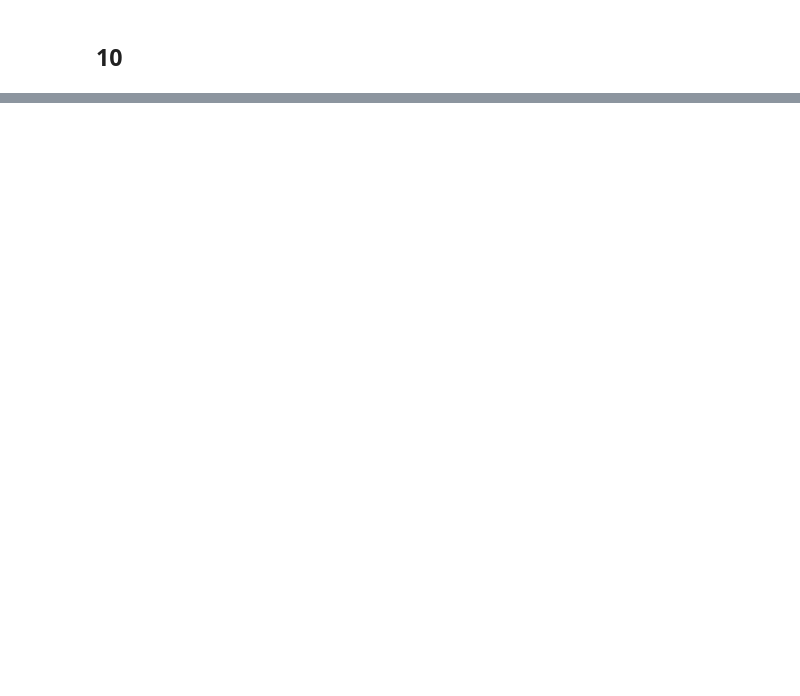
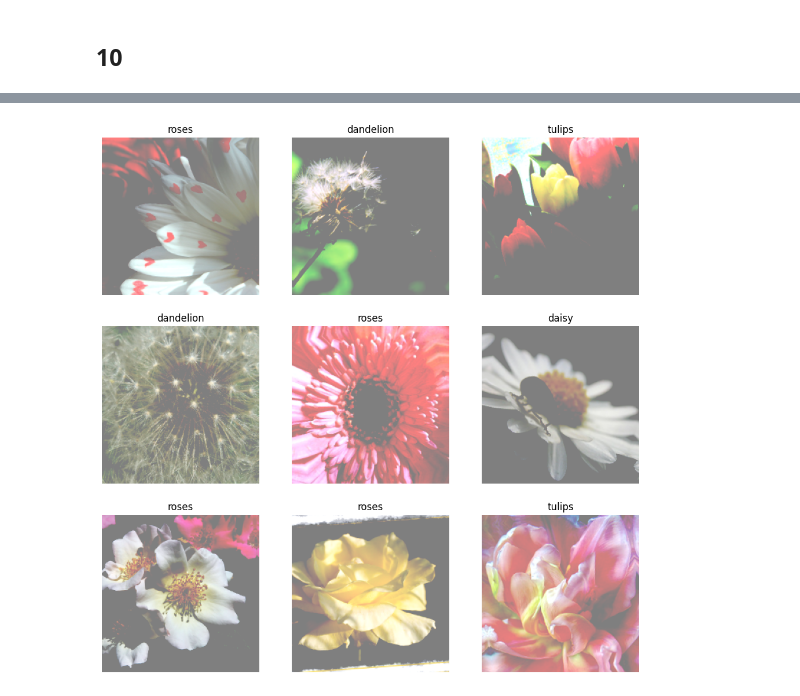
Before and after one commit to juliovr/homl, a Jupyter notebook: 14_deep_computer_vision_using_cnn.ipynb, the cells around one changed output, grey strips where cells are left out. Saved outputs shown, nothing was run; the diff lists cells and outputs as text; code cells hidden in the pictures; blank space fills up the shorter version.

```diff
--- a/14_deep_computer_vision_using_cnn.ipynb
+++ b/14_deep_computer_vision_using_cnn.ipynb
@@ -420,3 +404,12 @@ test_loss, test_accuracy = model.evaluate(test_set)
 # 98.95% accuracy
 # %% [markdown]
 ## 10
+# %%
+import tensorflow_datasets as tfds
+
+dataset, info = tfds.load("tf_flowers", as_supervised=True, with_info=True)
+dataset_size = info.splits["train"].num_examples
+class_names = info.features["label"].names
+n_classes = info.features["label"].num_classes
+
+dataset_size, class_names, n_classes
@@ -422,0 +418,6 @@ test_loss, test_accuracy = model.evaluate(test_set)
+# %%
+test_set_raw, valid_set_raw, train_set_raw = tfds.load(
+    "tf_flowers",
+    split=["train[:10%]", "train[10%:25%]", "train[25%:]"],
+    as_supervised=True,
+)
@@ -422,0 +444,14 @@ test_loss, test_accuracy = model.evaluate(test_set)
+# %%
+for features, labels in train_set.take(1):
+    plt.figure(figsize=(12, 12))
+
+    for i in range(9):
+        image = features[i]
+        label = class_names[labels[i]]
+        plt.subplot(3, 3, i + 1)
+        plt.imshow((image + 1) / 2) # Images goes from -1 to 1; by adding 1 we set them from 0-2 and then divide by 2 to 0-1 (imshow format)
+        plt.title(label)
+        plt.axis("off")
+
+    plt.show()
+    break
@@ -422,0 +460,15 @@ test_loss, test_accuracy = model.evaluate(test_set)
+# %%
+for features, labels in train_set.take(1):
+    plt.figure(figsize=(12, 12))
+
+    for i in range(9):
+        image = data_augmentation(features[i])
+        label = class_names[labels[i]]
+        plt.subplot(3, 3, i + 1)
+        plt.imshow((image + 1) / 2) # Images goes from -1 to 1; by adding 1 we set them from 0-2 and then divide by 2 to 0-1 (imshow format)
+        plt.title(label)
+        plt.axis("off")
+
+    plt.show()
+    break
+# %% [output]
@@ -422,0 +483 @@ test_loss, test_accuracy = model.evaluate(test_set)
+[figure, added]
```
Also changed, not shown: parts of 21 cells of this notebook.
